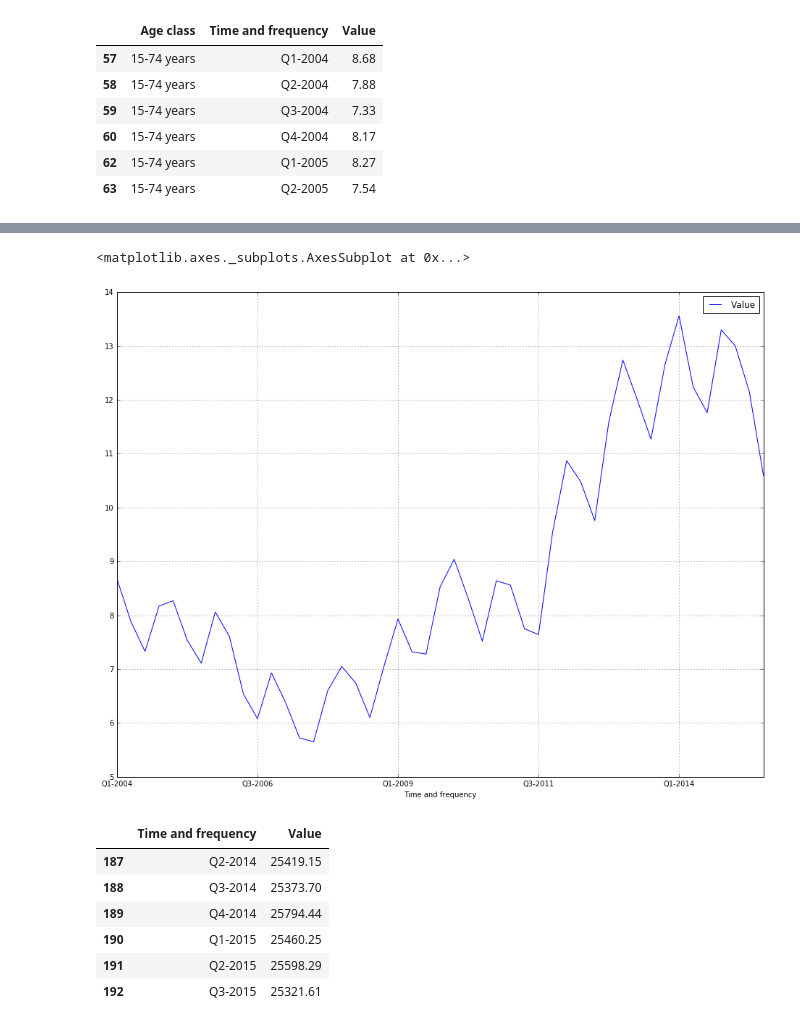
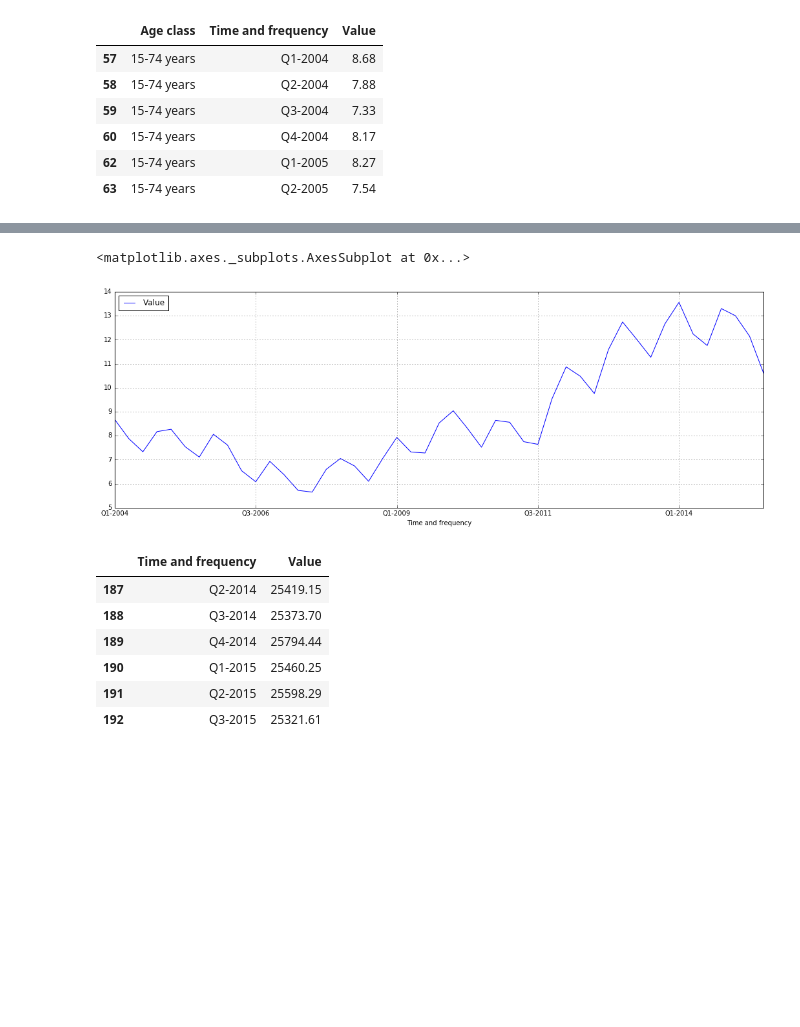
Before and after one commit to 26fe/jsonstat.py, a Jupyter notebook: istat-notebooks/istat_unemployment.ipynb, the cells around one changed output, grey strips where cells are left out. Cells and saved outputs as stored; diff of their text form; code cells hidden in the pictures; blank space fills up the shorter version.

```diff
--- a/istat-notebooks/istat_unemployment.ipynb
+++ b/istat-notebooks/istat_unemployment.ipynb
@@ -197,13 +170,13 @@ df.plot(x='Time and frequency',y='Value')
 # %%
-fig = plt.figure(figsize=(16,12))
+fig = plt.figure(figsize=(18,6))
 ax = fig.add_subplot(111)
 plt.grid(True)
 df.plot(x='Time and frequency',y='Value', ax=ax, grid=True)
 # kind='barh', , alpha=a, legend=False, color=customcmap,
 # edgecolor='w', xlim=(0,max(df['population'])), title=ttl)
 # %% [output]
 <matplotlib.axes._subplots.AxesSubplot at 0x...>
-[figure, old version]
+[figure, new version]
 # %%
 # plt.figure(figsize=(7,4))
 # plt.plot(df['Time and frequency'],df['Value'], lw=1.5, label='1st')
```
Also changed, not shown: parts of 10 cells of this notebook, 2 other files.
